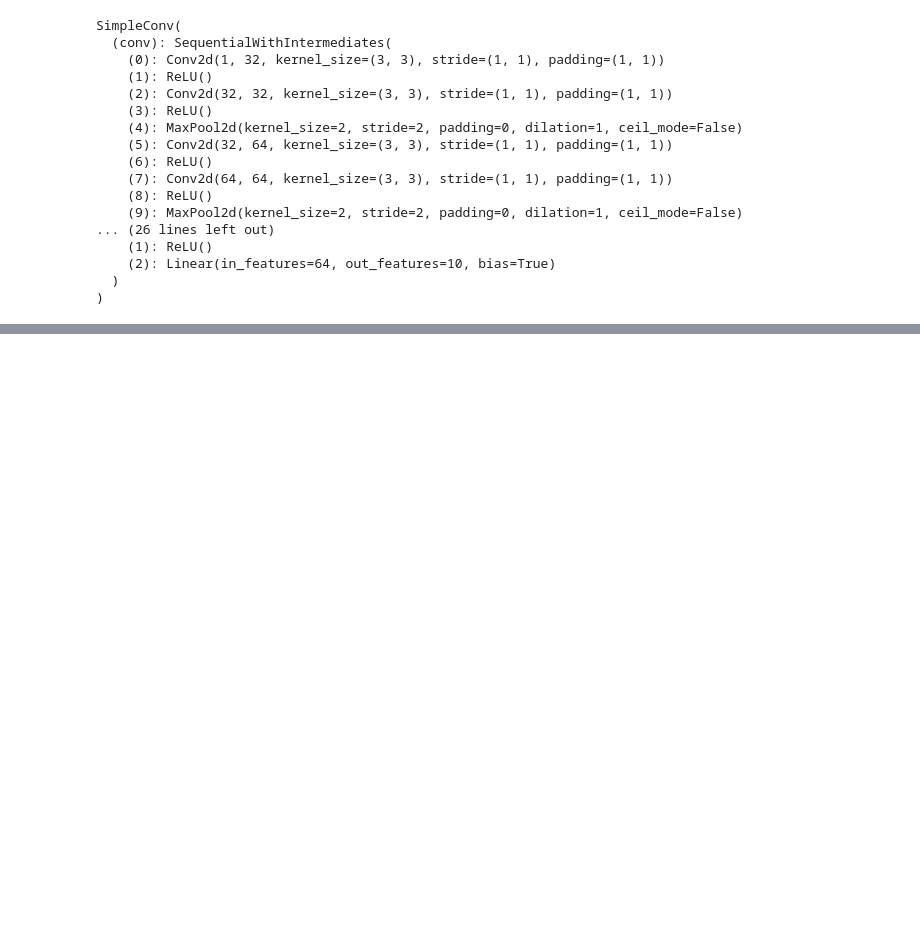
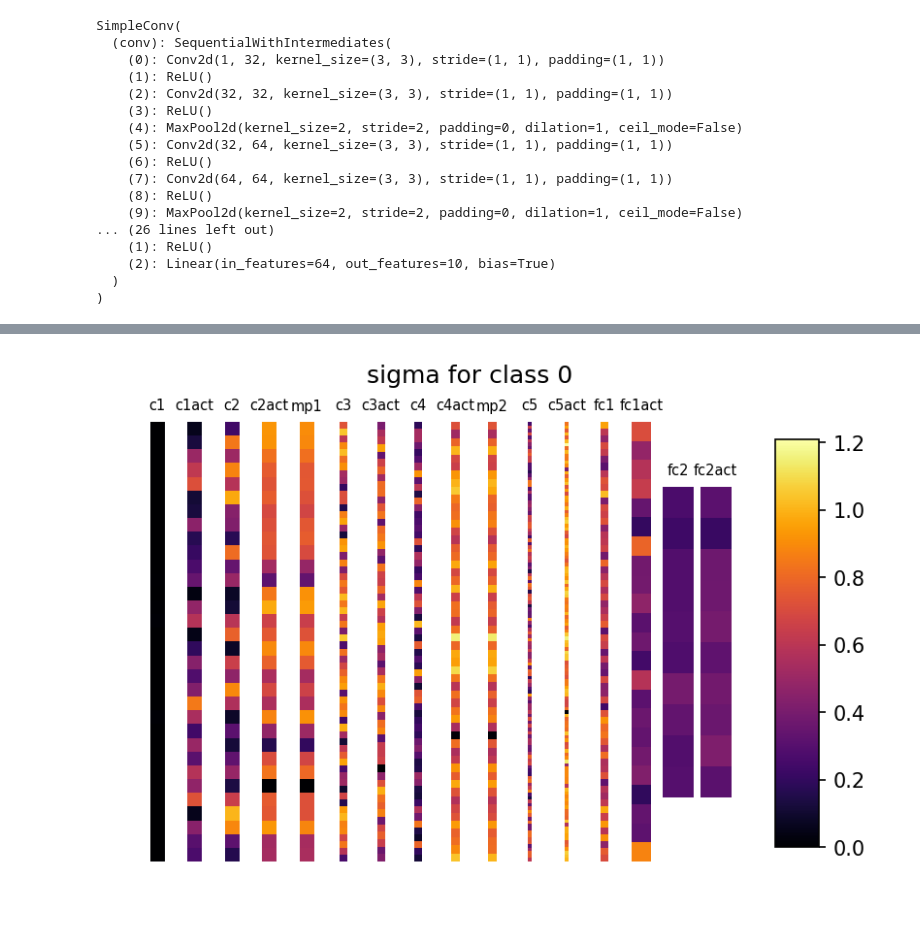
Before and after one commit to facundoq/experiments, a Jupyter notebook: rotation/Experiment - Pytorch Invariance Localization - SimpleConv .ipynb, the cells around one changed output, grey strips where cells are left out. Drawn from its saved outputs; the diff is of its cells as text; code cells hidden in the pictures; blank space fills up the shorter version.

```diff
--- a/rotation/Experiment - Pytorch Invariance Localization - SimpleConv .ipynb
+++ b/rotation/Experiment - Pytorch Invariance Localization - SimpleConv .ipynb
@@ -132,0 +153,5 @@ TypeError: Traceback (most recent call last):
+# %%
+invariance_measure_all_dataset,classes=invariance.run_all_dataset(rotated_model,dataset,config,rotations)
+invariance.plot(invariance_measure_all_dataset,model,classes)
+# %% [output]
+[figure, added]
```
Also changed, not shown: parts of 4 cells of this notebook, 10 other files.
